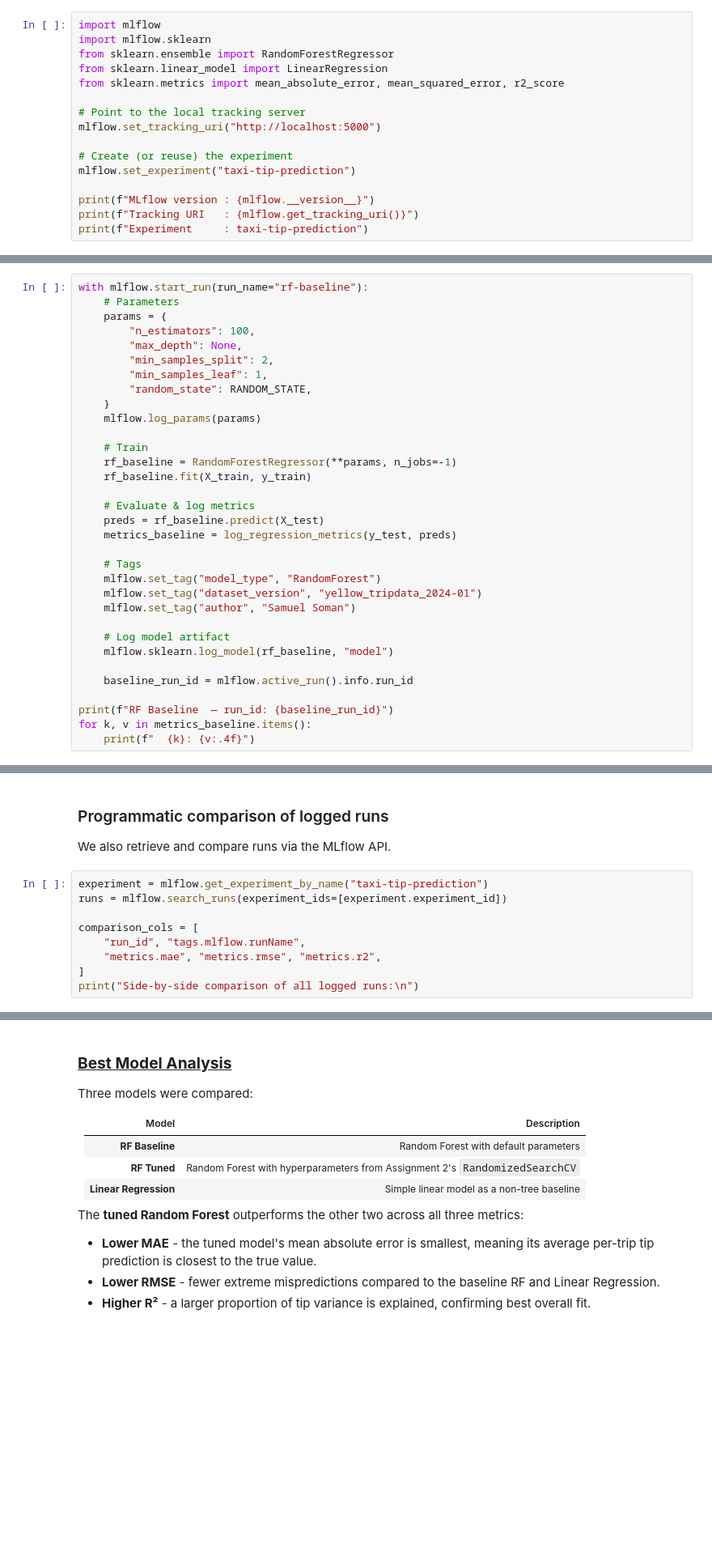
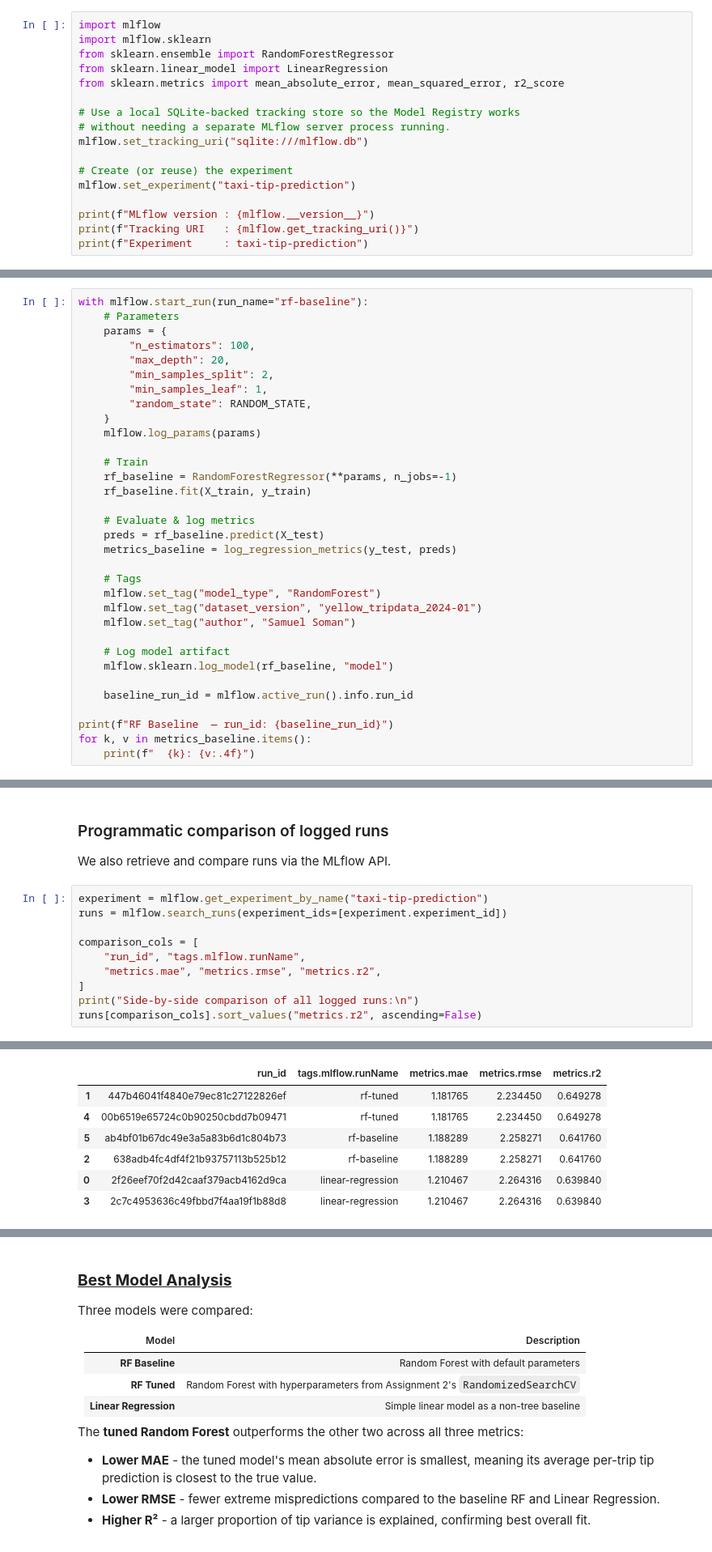
Before and after one commit to samjssom2703/COMP3610-A4, a Jupyter notebook: assignment4.ipynb, the cells around one changed output, grey strips where cells are left out. Shown at 81% size. Drawn from its saved outputs; the diff is of its cells as text; blank space fills up the shorter version.

```diff
--- a/assignment4.ipynb
+++ b/assignment4.ipynb
@@ -162,8 +178,9 @@ from sklearn.ensemble import RandomForestRegressor
 from sklearn.linear_model import LinearRegression
 from sklearn.metrics import mean_absolute_error, mean_squared_error, r2_score
 
-# Point to the local tracking server
-mlflow.set_tracking_uri("http://localhost:5000")
+# Use a local SQLite-backed tracking store so the Model Registry works
+# without needing a separate MLflow server process running.
+mlflow.set_tracking_uri("sqlite:///mlflow.db")
 
 # Create (or reuse) the experiment
 mlflow.set_experiment("taxi-tip-prediction")
@@ -189,7 +210,7 @@ with mlflow.start_run(run_name="rf-baseline"):
     # Parameters
     params = {
         "n_estimators": 100,
-        "max_depth": None,
+        "max_depth": 20,
         "min_samples_split": 2,
         "min_samples_leaf": 1,
         "random_state": RANDOM_STATE,
@@ -308,3 +347,5 @@ comparison_cols = [
     "metrics.mae", "metrics.rmse", "metrics.r2",
 ]
 print("Side-by-side comparison of all logged runs:\n")
+runs[comparison_cols].sort_values("metrics.r2", ascending=False)
+# %% [output]
@@ -311,3 +353,10 @@ print("Side-by-side comparison of all logged runs:\n")
+|  | run_id | tags.mlflow.runName | metrics.mae | metrics.rmse | metrics.r2 |
+| 1 | 447b46041f4840e79ec81c27122826ef | rf-tuned | 1.181765 | 2.234450 | 0.649278 |
+| 4 | 00b6519e65724c0b90250cbdd7b09471 | rf-tuned | 1.181765 | 2.234450 | 0.649278 |
+| 5 | ab4bf01b67dc49e3a5a83b6d1c804b73 | rf-baseline | 1.188289 | 2.258271 | 0.641760 |
+| 2 | 638adb4fc4df4f21b93757113b525b12 | rf-baseline | 1.188289 | 2.258271 | 0.641760 |
+| 0 | 2f26eef70f2d42caaf379acb4162d9ca | linear-regression | 1.210467 | 2.264316 | 0.639840 |
+| 3 | 2c7c4953636c49fbbd7f4aa19f1b88d8 | linear-regression | 1.210467 | 2.264316 | 0.639840 |
 # %% [markdown]
 ### **Side-by-side comparison screenshot**
 
```
Also changed, not shown: parts of 37 cells of this notebook, 5 other files.
